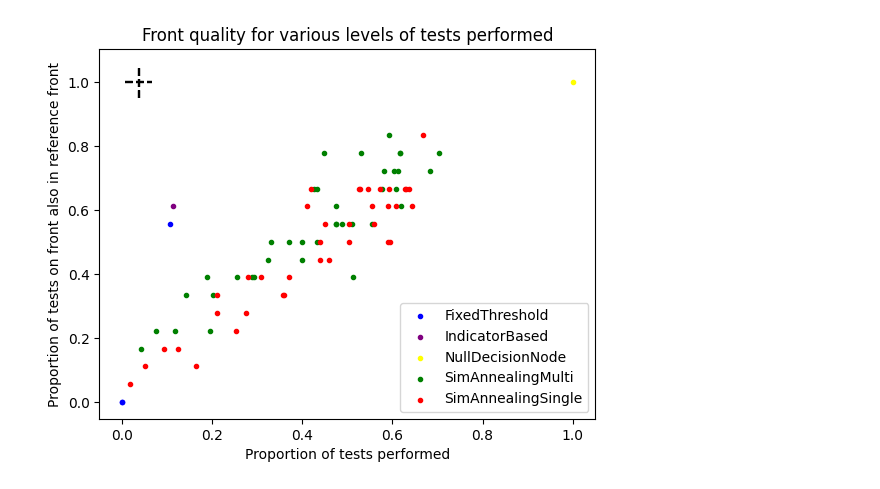
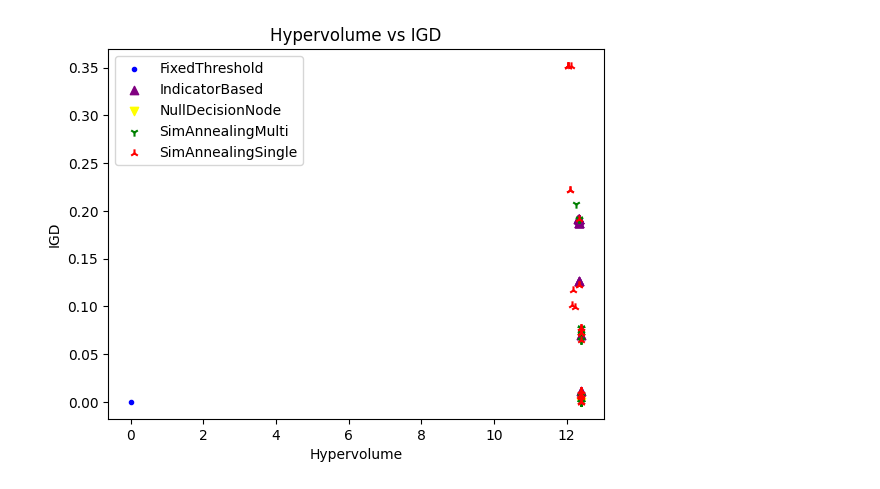
Before and after one commit to jrharbin-york/SBTPredictors, a Jupyter notebook: notebooks/Decision_Nodes_Analysis.ipynb, the cells around one changed output. Drawn from its saved outputs; the diff is of its cells as text; code cells hidden in the pictures.

```diff
--- a/notebooks/Decision_Nodes_Analysis.ipynb
+++ b/notebooks/Decision_Nodes_Analysis.ipynb
@@ -95,4 +126,4 @@ plot_decision_node_results("multiturtlebot/multiturtlebot-choice1-decisions.csv"
-# %%
-plot_decision_node_results("mycobot/mycobot-choice1-decisions.csv", plot_type="proportion_tests_included")
-# %% [output]
-[figure, removed]
+# %%
+plot_decision_node_results("multiturtlebot/multiturtlebot-choice1-decisions.csv", plot_type="hypervolume_igd")
+# %% [output]
+[figure, added]
```
Also changed, not shown: parts of 16 cells of this notebook, 3 other files.
